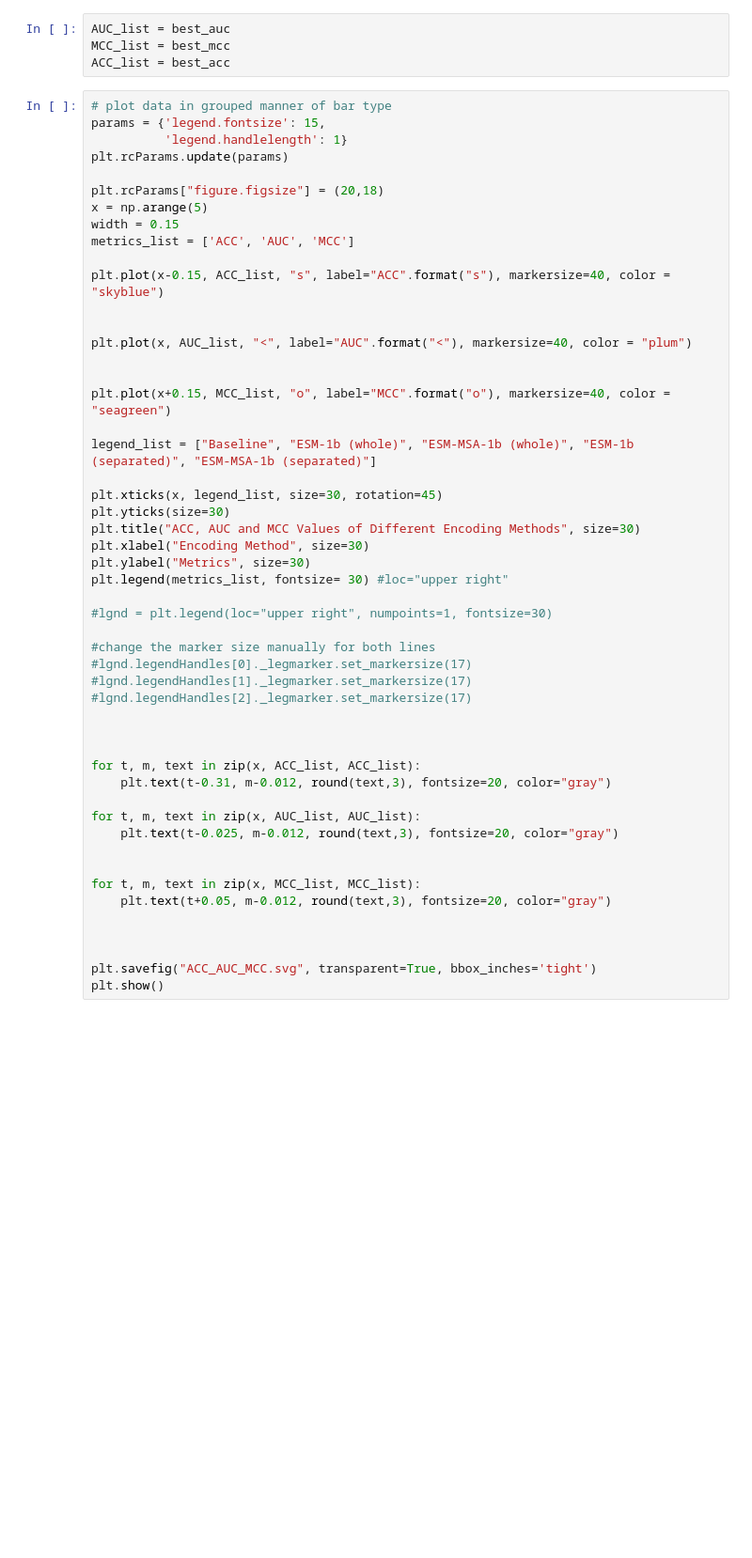
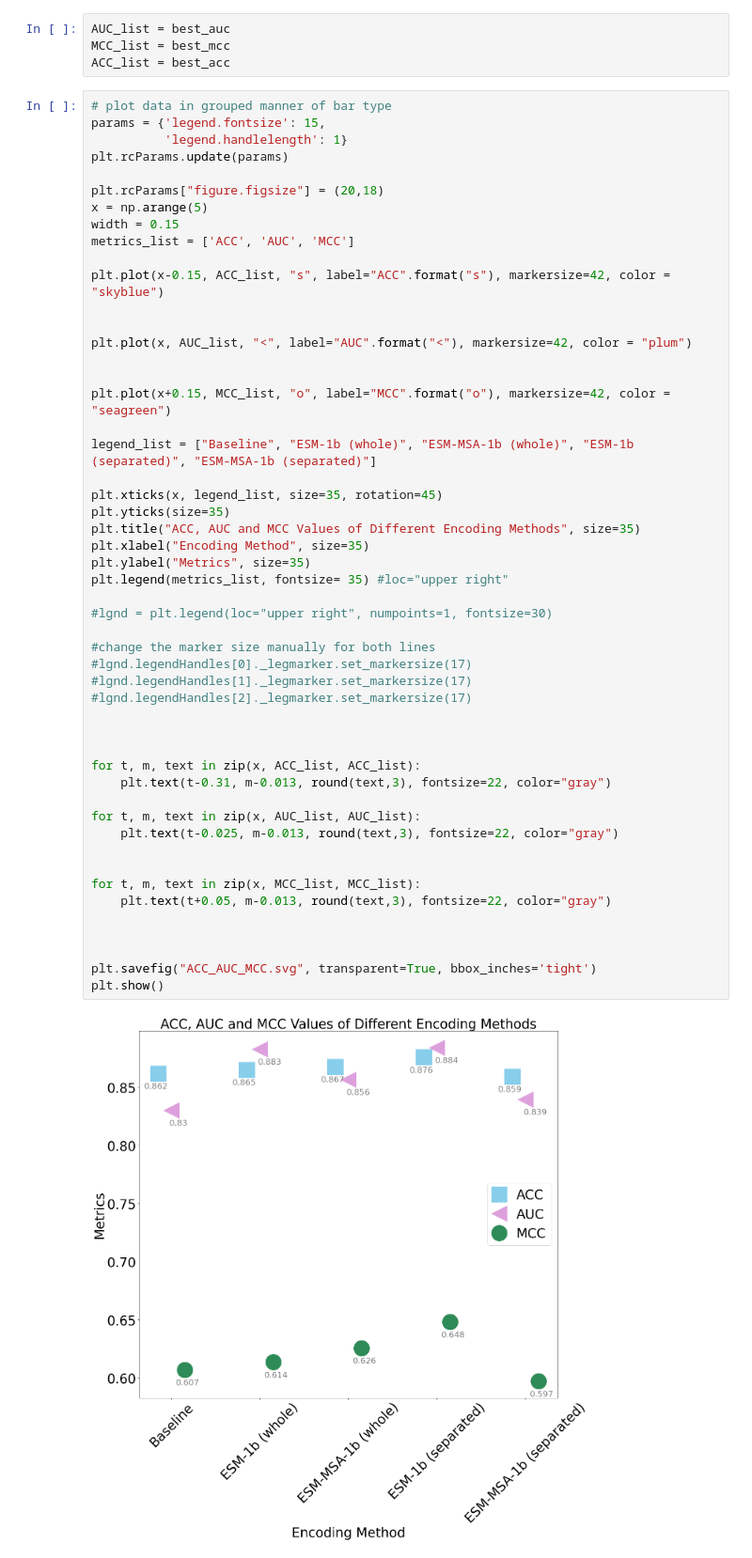
Before and after one commit to gulsude/02456_TCR-pMHC, a Jupyter notebook: plots/update_results/update_plots.ipynb, the cells around one changed output. Shown at 94% size. Drawn from its saved outputs; the diff is of its cells as text; blank space fills up the shorter version.

Commit message:
update plots according to the new runs

```diff
--- a/plots/update_results/update_plots.ipynb
+++ b/plots/update_results/update_plots.ipynb
@@ -185,43 +185,45 @@ x = np.arange(5)
 width = 0.15
 metrics_list = ['ACC', 'AUC', 'MCC']
 
-plt.plot(x-0.15, ACC_list, "s", label="ACC".format("s"), markersize=40, color = "skyblue")
+plt.plot(x-0.15, ACC_list, "s", label="ACC".format("s"), markersize=42, color = "skyblue")
 
 
-plt.plot(x, AUC_list, "<", label="AUC".format("<"), markersize=40, color = "plum")
+plt.plot(x, AUC_list, "<", label="AUC".format("<"), markersize=42, color = "plum")
 
 
-plt.plot(x+0.15, MCC_list, "o", label="MCC".format("o"), markersize=40, color = "seagreen")
+plt.plot(x+0.15, MCC_list, "o", label="MCC".format("o"), markersize=42, color = "seagreen")
 
 legend_list = ["Baseline", "ESM-1b (whole)", "ESM-MSA-1b (whole)", "ESM-1b (separated)", "ESM-MSA-1b (separated)"]
 
-plt.xticks(x, legend_list, size=30, rotation=45)
-plt.yticks(size=30)
-plt.title("ACC, AUC and MCC Values of Different Encoding Methods", size=30)
-plt.xlabel("Encoding Method", size=30)
-plt.ylabel("Metrics", size=30)
-plt.legend(metrics_list, fontsize= 30) #loc="upper right"
+plt.xticks(x, legend_list, size=35, rotation=45)
+plt.yticks(size=35)
+plt.title("ACC, AUC and MCC Values of Different Encoding Methods", size=35)
+plt.xlabel("Encoding Method", size=35)
+plt.ylabel("Metrics", size=35)
+plt.legend(metrics_list, fontsize= 35) #loc="upper right"
 
 #lgnd = plt.legend(loc="upper right", numpoints=1, fontsize=30)
 
 #change the marker size manually for both lines
 #lgnd.legendHandles[0]._legmarker.set_markersize(17)
 #lgnd.legendHandles[1]._legmarker.set_markersize(17)
 #lgnd.legendHandles[2]._legmarker.set_markersize(17)
 
 
 
 for t, m, text in zip(x, ACC_list, ACC_list):
-    plt.text(t-0.31, m-0.012, round(text,3), fontsize=20, color="gray")
+    plt.text(t-0.31, m-0.013, round(text,3), fontsize=22, color="gray")
 
 for t, m, text in zip(x, AUC_list, AUC_list):
-    plt.text(t-0.025, m-0.012, round(text,3), fontsize=20, color="gray")
+    plt.text(t-0.025, m-0.013, round(text,3), fontsize=22, color="gray")
 
 
 for t, m, text in zip(x, MCC_list, MCC_list):
-    plt.text(t+0.05, m-0.012, round(text,3), fontsize=20, color="gray")
+    plt.text(t+0.05, m-0.013, round(text,3), fontsize=22, color="gray")
 
 
 
 plt.savefig("ACC_AUC_MCC.svg", transparent=True, bbox_inches='tight')
 plt.show()
+# %% [output]
+[figure, added]
```
Also changed, not shown: parts of 6 cells of this notebook.
